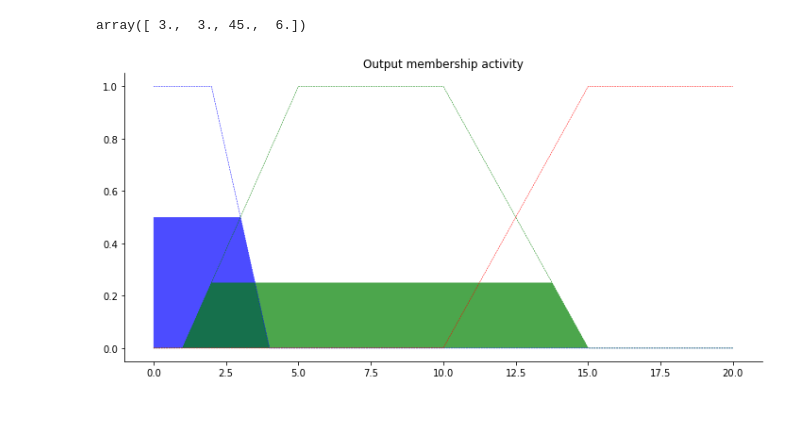
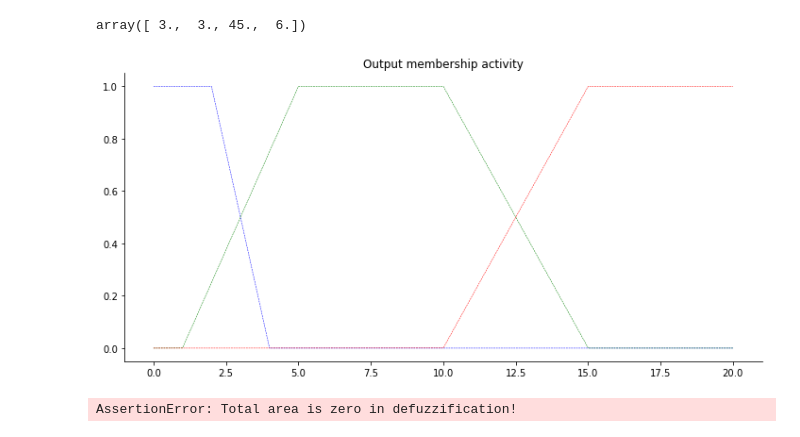
Before and after one commit to garfield-gray/Fuzzy, a Jupyter notebook: P#1.ipynb, the cells around one changed output. Drawn from its saved outputs; the diff is of its cells as text; code cells hidden in the pictures.

```diff
--- a/P#1.ipynb
+++ b/P#1.ipynb
@@ -25,11 +25,11 @@ x_motion = np.arange(0, 26, 1)
 x_ss  = np.arange(0, 20, 0.0001)
 
 # Generate fuzzy membership functions
-light_lo = fuzz.trapmf(x_light, [0, 0, 10, 20])
+light_lo = fuzz.trapmf(x_light, [0, 0, 10, 25])
 light_md = fuzz.trapmf(x_light, [10, 30, 40, 60])
 light_hi = fuzz.trapmf(x_light, [50, 60, 100, 100])
 
-motion_st = fuzz.trapmf(x_motion, [0, 0, 3, 4])
+motion_st = fuzz.trapmf(x_motion, [0, 0, 3, 6])
 motion_mo = fuzz.trapmf(x_motion, [0, 4, 10, 15])
 motion_hi = fuzz.trapmf(x_motion, [10, 15, 20, 25])
 
@@ -98,7 +98,7 @@ array([ 3.,  3., 45.,  6.])
 # %%
 #Generating Rules:
 #Suppose
-l = 15; m = 2
+l = 100; m = 22
 # We need the activation of our fuzzy membership functions at these values.
 # The exact values 0 and 1 do not exist on our universes...
 # This is what fuzz.interp_membership exists for!
@@ -107,7 +107,7 @@ light_level_md = fuzz.interp_membership(x_light, light_md, l)
 light_level_hi = fuzz.interp_membership(x_light, light_hi, l)
 
 motion_level_st = fuzz.interp_membership(x_motion, motion_st, m)
-motion_level_md = fuzz.interp_membership(x_motion, motion_mo, m)
+motion_level_mo = fuzz.interp_membership(x_motion, motion_mo, m)
 motion_level_hi = fuzz.interp_membership(x_motion, motion_hi, m)
 
 # Now we take our rules and apply them. Rule 1 concerns low light AND static motion.
@@ -119,34 +119,54 @@ active_rule1 = np.fmin(light_level_lo, motion_level_st)
 ss_activation_lo = np.fmin(active_rule1, ss_lo)  # removed entirely to 0
 
 # For rule 2 & 3 :
 active_rule2 = np.fmin(light_level_md, motion_level_st)
-ss_activation_md = np.fmin(active_rule2, ss_md)
+ss_activation_md2 = np.fmin(active_rule2, ss_md)
 
 active_rule3 = np.fmin(light_level_hi, motion_level_st)
-ss_activation_hi = np.fmin(active_rule3, ss_hi)
+ss_activation_hi3 = np.fmin(active_rule3, ss_hi)
 
-# For rule 3 we connect high service OR high food with high tipping
+active_rule4 = np.fmin(light_level_lo, motion_level_mo)
+ss_activation_md4 = np.fmin(active_rule4, ss_md)
+
+active_rule5 = np.fmin(light_level_md, motion_level_mo)
+ss_activation_hi5 = np.fmin(active_rule5, ss_hi)
+
+active_rule6 = np.fmin(light_level_hi, motion_level_hi)
+ss_activation_hi6 = np.fmin(active_rule5, ss_hi)
+
+active_rule7 = np.fmin(light_level_lo, motion_level_hi)
+ss_activation_md7 = np.fmin(active_rule7, ss_md)
+
+active_rule8 = np.fmin(light_level_md, motion_level_hi)
+ss_activation_hi8 = np.fmin(active_rule8, ss_hi)
+
+active_rule9 = np.fmin(light_level_hi, motion_level_mo)
+ss_activation_md9 = np.fmin(active_rule9, ss_md)
+
+ss_activation_md = np.fmax(np.fmax(ss_activation_md2, ss_activation_md4), np.fmax(ss_activation_md7, ss_activation_md9))
+
+ss_activation_hi = np.fmax(np.fmax(ss_activation_hi3, ss_activation_hi5), np.fmax(ss_activation_hi6, ss_activation_hi8))
 
 ss0 = np.zeros_like(x_ss)
 
 # Visualize this
 fig, ax0 = plt.subplots(figsize=(10, 5))
 
 ax0.fill_between(x_ss, ss0, ss_activation_lo, facecolor='b', alpha=0.7)
 ax0.plot(x_ss, ss_lo, 'b', linewidth=0.5, linestyle='--', )
 ax0.fill_between(x_ss, ss0, ss_activation_md, facecolor='g', alpha=0.7)
 ax0.plot(x_ss, ss_md, 'g', linewidth=0.5, linestyle='--')
 ax0.fill_between(x_ss, ss0, ss_activation_hi, facecolor='r', alpha=0.7)
 ax0.plot(x_ss, ss_hi, 'r', linewidth=0.5, linestyle='--')
 ax0.set_title('Output membership activity')
 
 # Turn off top/right axes
 for ax in (ax0,):
     ax.spines['top'].set_visible(False)
     ax.spines['right'].set_visible(False)
     ax.get_xaxis().tick_bottom()
     ax.get_yaxis().tick_left()
 
 plt.tight_layout()
 # %% [output]
-[figure, old version]
+[figure, new version]
@@ -199,0 +173,29 @@ plt.tight_layout()
+# %%
+# Aggregate all three output membership functions together
+aggregate = np.fmax(np.fmax(ss_activation_lo, ss_activation_md), ss_activation_hi)
+
+
+# Calculate defuzzified result
+ss = fuzz.defuzz(x_ss, aggregate, 'centroid')
+ss_activation = fuzz.interp_membership(x_ss, aggregate, ss)  # for plot
+
+# Visualize this
+fig, ax0 = plt.subplots(figsize=(10, 5))
+
+ax0.plot(x_ss, ss_lo, 'b', linewidth=0.5, linestyle='--', )
+ax0.plot(x_ss, ss_md, 'g', linewidth=0.5, linestyle='--')
+ax0.plot(x_ss, ss_hi, 'r', linewidth=0.5, linestyle='--')
+ax0.fill_between(x_ss, ss0, aggregate, facecolor='Orange', alpha=0.7)
+ax0.plot([ss, ss], [0, ss_activation], 'k', linewidth=1.5, alpha=0.9)
+ax0.set_title('Aggregated membership and result (line)')
+
+# Turn off top/right axes
+for ax in (ax0,):
+    ax.spines['top'].set_visible(False)
+    ax.spines['right'].set_visible(False)
+    ax.get_xaxis().tick_bottom()
+    ax.get_yaxis().tick_left()
+
+plt.tight_layout()
+# %% [output]
+AssertionError: Total area is zero in defuzzification!
```
Also changed, not shown: parts of 2 cells of this notebook.
